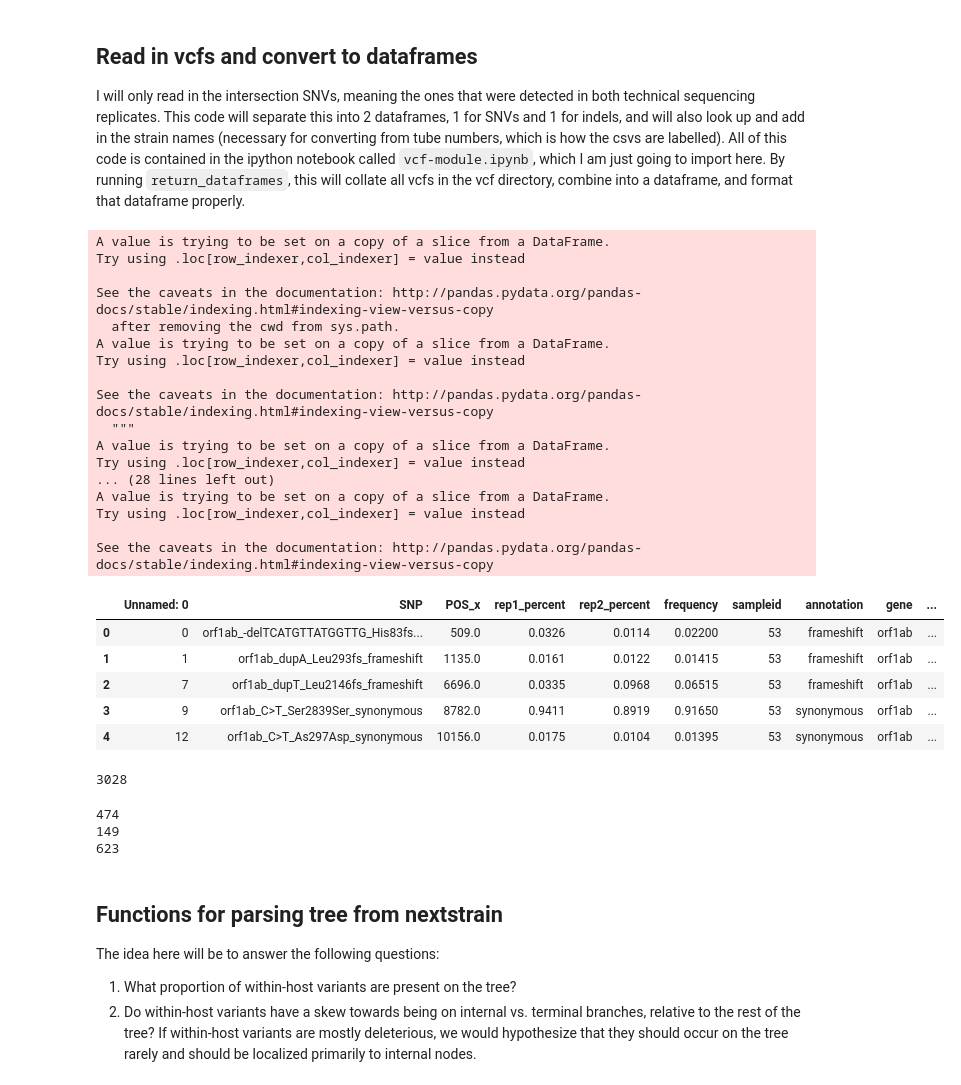
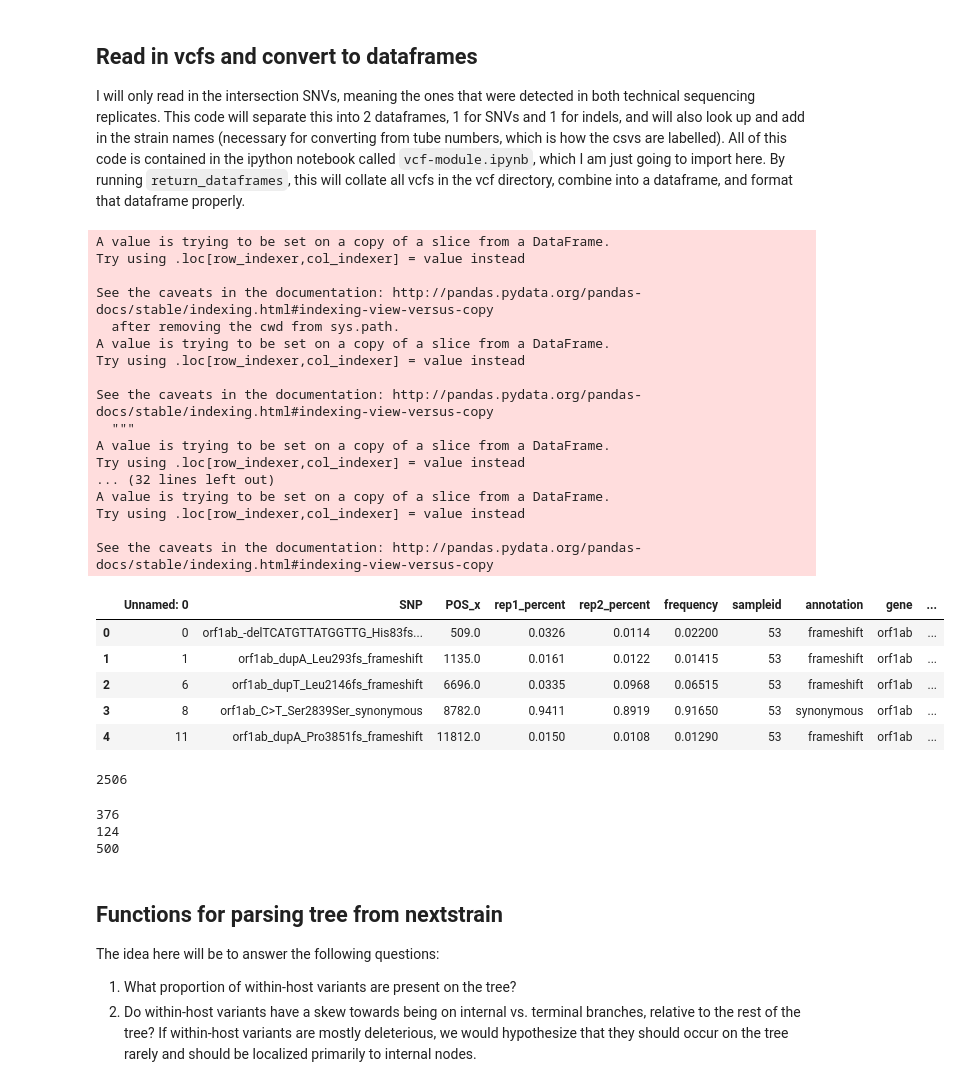
Before and after one commit to lmoncla/ncov-WI-within-host, a Jupyter notebook: scripts/query-within-host-snvs-in-tree.ipynb, the cells around one changed output. Saved outputs shown, nothing was run; the diff lists cells and outputs as text; code cells hidden in the pictures.

```diff
--- a/scripts/query-within-host-snvs-in-tree.ipynb
+++ b/scripts/query-within-host-snvs-in-tree.ipynb
@@ -87,10 +84,12 @@ functions written in that jupyter notebook"""
 """now, input the strain names file/metadata file, the directory containing the vcfs, and return the dataframess"""
 
 strain_names_file = "/Users/lmoncla/src/ncov-WI-within-host/data/sample-metadata.tsv"
+fasta_file = "/Users/lmoncla/src/ncov-WI-within-host/data/sample-avrl.fasta"
+clades_file = "/Users/lmoncla/src/ncov-WI-within-host/data/clades-file-2020-08-28.txt"
 vcf_directory = "/Users/lmoncla/src/ncov-WI-within-host/data/vcfs-all/"
 samples_to_ignore = ["N_transcript"]
 
-snvs_only, indels_only, all_intersection_variants,metadata_dict = return_dataframes(strain_names_file, vcf_directory,samples_to_ignore)
+snvs_only, indels_only, all_intersection_variants,metadata_dict = return_dataframes(strain_names_file, clades_file,vcf_directory,samples_to_ignore,fasta_file)
 # %% [output]
 A value is trying to be set on a copy of a slice from a DataFrame.
 Try using .loc[row_indexer,col_indexer] = value instead
@@ -104,24 +103,24 @@ See the caveats in the documentation: http://pandas.pydata.org/pandas-docs/stabl
   """
 A value is trying to be set on a copy of a slice from a DataFrame.
 Try using .loc[row_indexer,col_indexer] = value instead
-... (28 lines left out)
+... (32 lines left out)
 A value is trying to be set on a copy of a slice from a DataFrame.
 Try using .loc[row_indexer,col_indexer] = value instead
 
 See the caveats in the documentation: http://pandas.pydata.org/pandas-docs/stable/indexing.html#indexing-view-versus-copy
 # %%
-all_intersection_snvs.head()
+all_intersection_variants.head()
 # %% [output]
 |  | Unnamed: 0 | SNP | POS_x | rep1_percent | rep2_percent | frequency | sampleid | annotation | gene | ... |
 | 0 | 0 | orf1ab_-delTCATGTTATGGTTG_His83fs... | 509.0 | 0.0326 | 0.0114 | 0.02200 | 53 | frameshift | orf1ab | ... |
 | 1 | 1 | orf1ab_dupA_Leu293fs_frameshift | 1135.0 | 0.0161 | 0.0122 | 0.01415 | 53 | frameshift | orf1ab | ... |
-| 2 | 7 | orf1ab_dupT_Leu2146fs_frameshift | 6696.0 | 0.0335 | 0.0968 | 0.06515 | 53 | frameshift | orf1ab | ... |
-| 3 | 9 | orf1ab_C>T_Ser2839Ser_synonymous | 8782.0 | 0.9411 | 0.8919 | 0.91650 | 53 | synonymous | orf1ab | ... |
-| 4 | 12 | orf1ab_C>T_As297Asp_synonymous | 10156.0 | 0.0175 | 0.0104 | 0.01395 | 53 | synonymous | orf1ab | ... |
+| 2 | 6 | orf1ab_dupT_Leu2146fs_frameshift | 6696.0 | 0.0335 | 0.0968 | 0.06515 | 53 | frameshift | orf1ab | ... |
+| 3 | 8 | orf1ab_C>T_Ser2839Ser_synonymous | 8782.0 | 0.9411 | 0.8919 | 0.91650 | 53 | synonymous | orf1ab | ... |
+| 4 | 11 | orf1ab_dupA_Pro3851fs_frameshift | 11812.0 | 0.0150 | 0.0108 | 0.01290 | 53 | frameshift | orf1ab | ... |
 # %%
-print(len(all_intersection_snvs))
+print(len(all_intersection_variants))
 # %% [output]
-3028
+2506
 # %%
 snvs_to_query = set(snvs_only['minor_nuc_muts'])
 indels_to_query = set(indels_only['minor_nuc_muts'])
@@ -131,9 +130,9 @@ print(len(snvs_to_query))
 print(len(indels_to_query))
 print(len(all_variants_to_query))
 # %% [output]
-474
-149
-623
+376
+124
+500
 # %% [markdown]
 ## Functions for parsing tree from nextstrain
 
```
Also changed, not shown: parts of 35 cells of this notebook, 3 other files.
